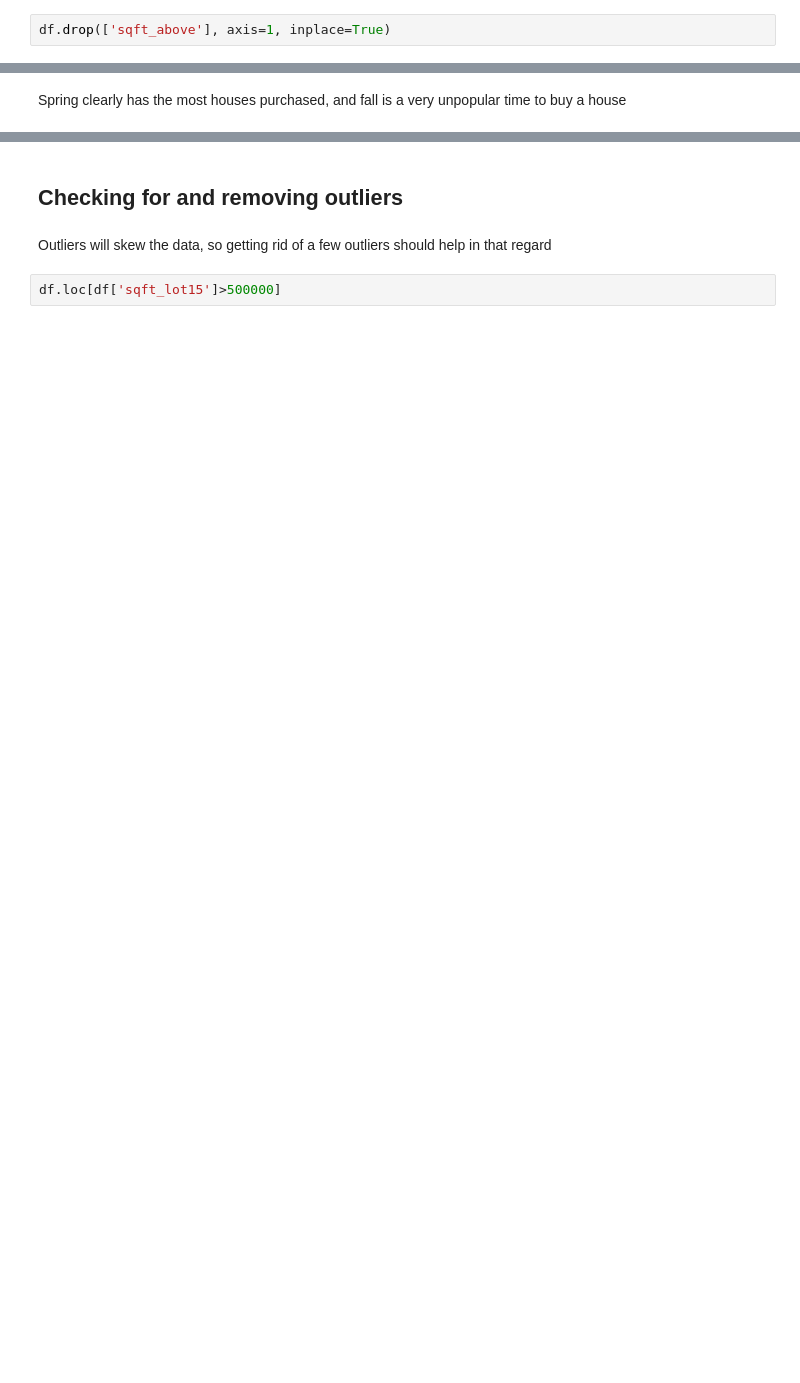
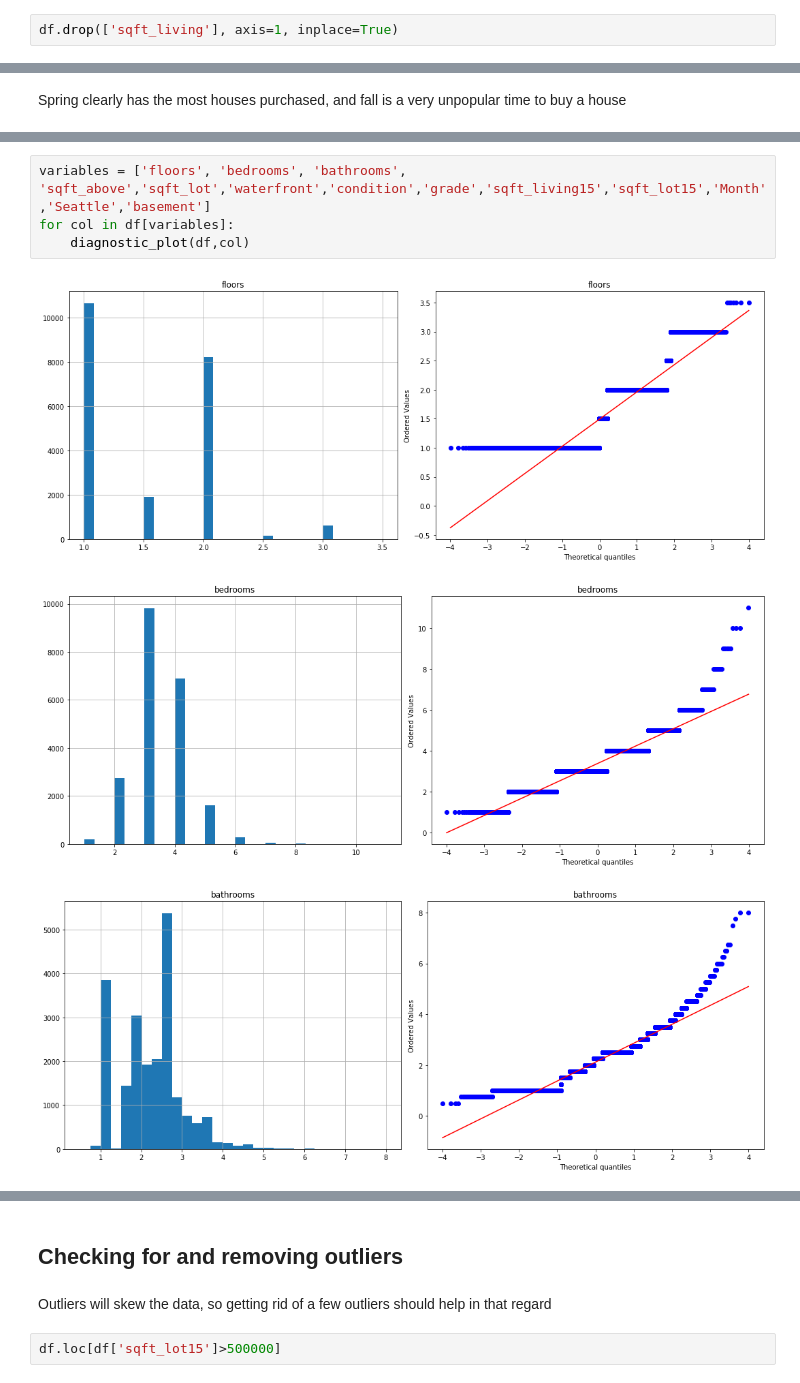
Before and after one commit to aradaha/dsc-mod-2-project-v2-1-onl01-dtsc-ft-030220, a Jupyter notebook: student.ipynb, the cells around one changed output, grey strips where cells are left out. Drawn from its saved outputs; the diff is of its cells as text; blank space fills up the shorter version.

```diff
--- a/student.ipynb
+++ b/student.ipynb
@@ -314,4 +252,4 @@ Several things are already noticable. There is minor correlation between bathroo
 # %% [markdown]
 Also sqft_above seems to have strong correlation with multiple columns so it should be eliminated.
 # %%
-df.drop(['sqft_above'], axis=1, inplace=True)
+df.drop(['sqft_living'], axis=1, inplace=True)
@@ -332,0 +285,8 @@ Spring clearly has the most houses purchased, and fall is a very unpopular time
+# %%
+variables = ['floors', 'bedrooms', 'bathrooms', 'sqft_above','sqft_lot','waterfront','condition','grade','sqft_living15','sqft_lot15','Month','Seattle','basement']
+for col in df[variables]:
+    diagnostic_plot(df,col)
+# %% [output]
+[figure, added]
+[figure, added]
+[figure, added]
```
Also changed, not shown: parts of 45 cells of this notebook.
